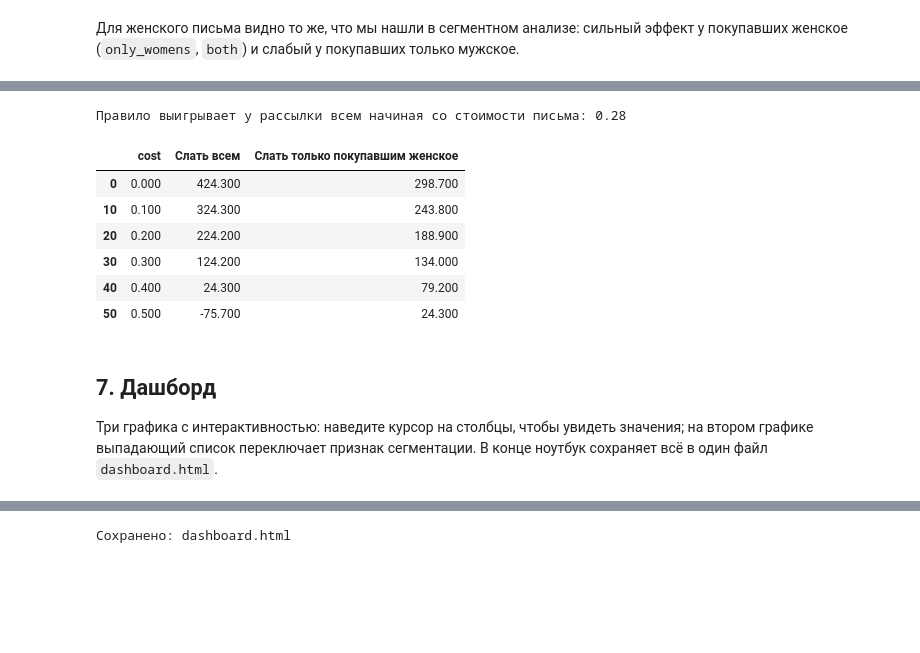
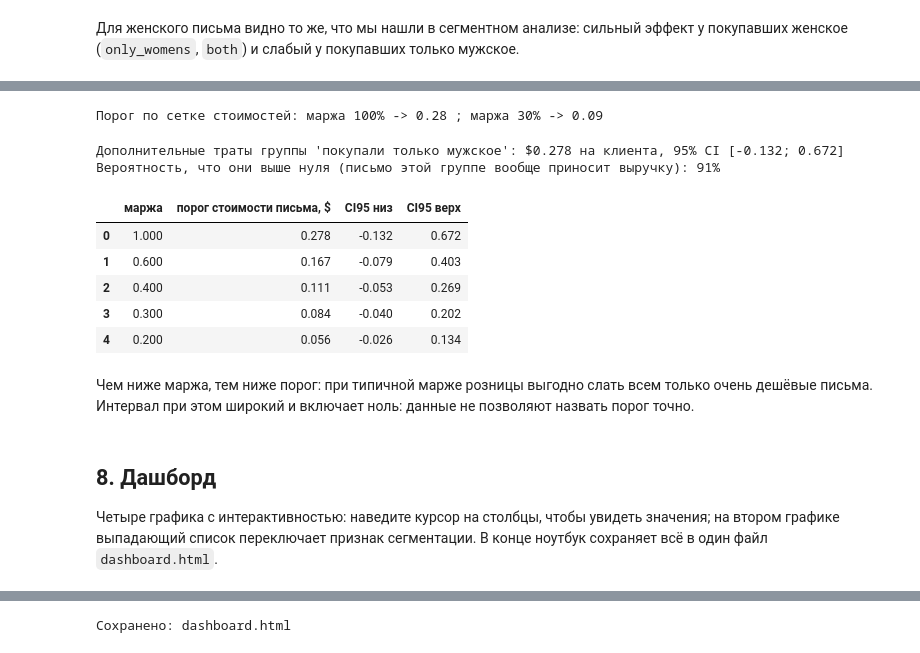
Before and after one commit to 404iq/hillstrom-ab-test, a Jupyter notebook: notebooks/04_sql_and_dashboard.ipynb, the cells around one changed output, grey strips where cells are left out. Cells and saved outputs as stored; diff of their text form; code cells hidden in the pictures; blank space fills up the shorter version.

Commit message:
Clarify economic assumptions and add margin-based threshold analysis

```diff
--- a/notebooks/04_sql_and_dashboard.ipynb
+++ b/notebooks/04_sql_and_dashboard.ipynb
@@ -269,28 +296,55 @@ q(Q_PROFIT, cost=0.10)
 # %%
-rows = []
-for cost in np.round(np.arange(0.0, 0.51, 0.01), 2):
-    p = q(Q_PROFIT, cost=cost).set_index("bought_womens")["profit_per_1000_if_sent"]
-    rows.append({"cost": cost, "Слать всем": p.sum(), "Слать только покупавшим женское": p.loc[1]})
-profit = pd.DataFrame(rows)
+def profit_curve(margin, costs=np.round(np.arange(0.0, 0.51, 0.01), 2)):
+    rows = []
+    for cost in costs:
+        p = q(Q_PROFIT, cost=cost, margin=margin).set_index("bought_womens")["profit_per_1000_if_sent"]
+        rows.append({"cost": cost, "Слать всем": p.sum(), "Слать только покупавшим женское": p.loc[1]})
+    return pd.DataFrame(rows)
 
-# Стоимость письма, при которой правило начинает выигрывать у рассылки всем
-better = profit[profit["Слать только покупавшим женское"] > profit["Слать всем"]]
-breakeven = better["cost"].min() if len(better) else None
-print("Правило выигрывает у рассылки всем начиная со стоимости письма:", breakeven)
-profit.iloc[::10]
+def breakeven_cost(curve):
+    better = curve[curve["Слать только покупавшим женское"] > curve["Слать всем"]]
+    return better["cost"].min() if len(better) else None
+
+curve_100, curve_30 = profit_curve(1.0), profit_curve(0.30)
+print("Порог по сетке стоимостей: маржа 100% ->", breakeven_cost(curve_100), "; маржа 30% ->", breakeven_cost(curve_30))
 # %% [output]
-Правило выигрывает у рассылки всем начиная со стоимости письма: 0.28
+Порог по сетке стоимостей: маржа 100% -> 0.28 ; маржа 30% -> 0.09
-|  | cost | Слать всем | Слать только покупавшим женское |
-| 0 | 0.000 | 424.300 | 298.700 |
-| 10 | 0.100 | 324.300 | 243.800 |
-| 20 | 0.200 | 224.200 | 188.900 |
-| 30 | 0.300 | 124.200 | 134.000 |
-| 40 | 0.400 | 24.300 | 79.200 |
-| 50 | 0.500 | -75.700 | 24.300 |
+# %%
+# Бутстрап: дополнительные траты клиентов, покупавших только мужское
+g0 = raw[(raw.womens == 0) & raw.segment.isin(["Womens E-Mail", "No E-Mail"])]
+t0 = g0.loc[g0.segment == "Womens E-Mail", "spend"].to_numpy()
+c0 = g0.loc[g0.segment == "No E-Mail", "spend"].to_numpy()
+
+rng = np.random.default_rng(42)
+boot = np.array([rng.choice(t0, len(t0)).mean() - rng.choice(c0, len(c0)).mean() for _ in range(5000)])
+u_others = t0.mean() - c0.mean()
+ci_lo, ci_hi = np.percentile(boot, [2.5, 97.5])
+print(f"Дополнительные траты группы 'покупали только мужское': ${u_others:.3f} на клиента, 95% CI [{ci_lo:.3f}; {ci_hi:.3f}]")
+print(f"Вероятность, что они выше нуля (письмо этой группе вообще приносит выручку): {(boot > 0).mean():.0%}")
+
+margins = [1.0, 0.6, 0.4, 0.3, 0.2]
+threshold = pd.DataFrame({
+    "маржа": margins,
+    "порог стоимости письма, $": [m * u_others for m in margins],
+    "CI95 низ": [m * ci_lo for m in margins],
+    "CI95 верх": [m * ci_hi for m in margins],
+})
+threshold
+# %% [output]
+Дополнительные траты группы 'покупали только мужское': $0.278 на клиента, 95% CI [-0.132; 0.672]
+Вероятность, что они выше нуля (письмо этой группе вообще приносит выручку): 91%
+|  | маржа | порог стоимости письма, $ | CI95 низ | CI95 верх |
+| 0 | 1.000 | 0.278 | -0.132 | 0.672 |
+| 1 | 0.600 | 0.167 | -0.079 | 0.403 |
+| 2 | 0.400 | 0.111 | -0.053 | 0.269 |
+| 3 | 0.300 | 0.084 | -0.040 | 0.202 |
+| 4 | 0.200 | 0.056 | -0.026 | 0.134 |
+# %% [markdown]
+Чем ниже маржа, тем ниже порог: при типичной марже розницы выгодно слать всем только очень дешёвые письма. Интервал при этом широкий и включает ноль: данные не позволяют назвать порог точно.
 # %% [markdown]
-## 7. Дашборд
+## 8. Дашборд
 
-Три графика с интерактивностью: наведите курсор на столбцы, чтобы увидеть значения; на втором графике выпадающий список переключает признак сегментации. В конце ноутбук сохраняет всё в один файл `dashboard.html`.
+Четыре графика с интерактивностью: наведите курсор на столбцы, чтобы увидеть значения; на втором графике выпадающий список переключает признак сегментации. В конце ноутбук сохраняет всё в один файл `dashboard.html`.
 # %%
 COLORS = {"No E-Mail": "#9a9a9a", "Mens E-Mail": "#4c78a8", "Womens E-Mail": "#e45756"}
 GROUPS = ["No E-Mail", "Mens E-Mail", "Womens E-Mail"]
```
Also changed, not shown: parts of 11 cells of this notebook, 6 other files.
